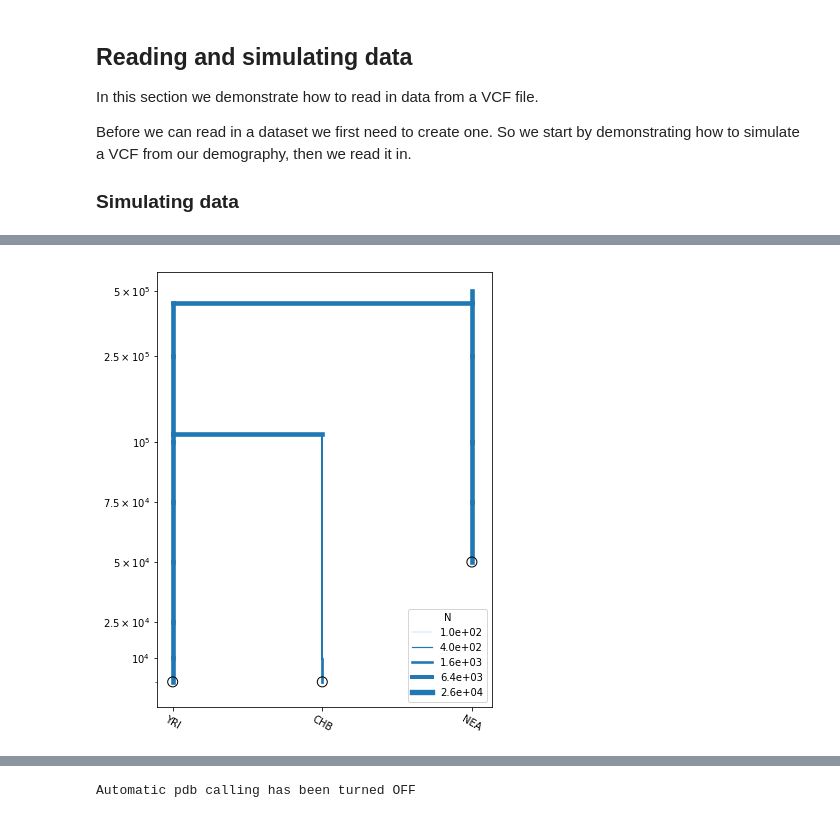
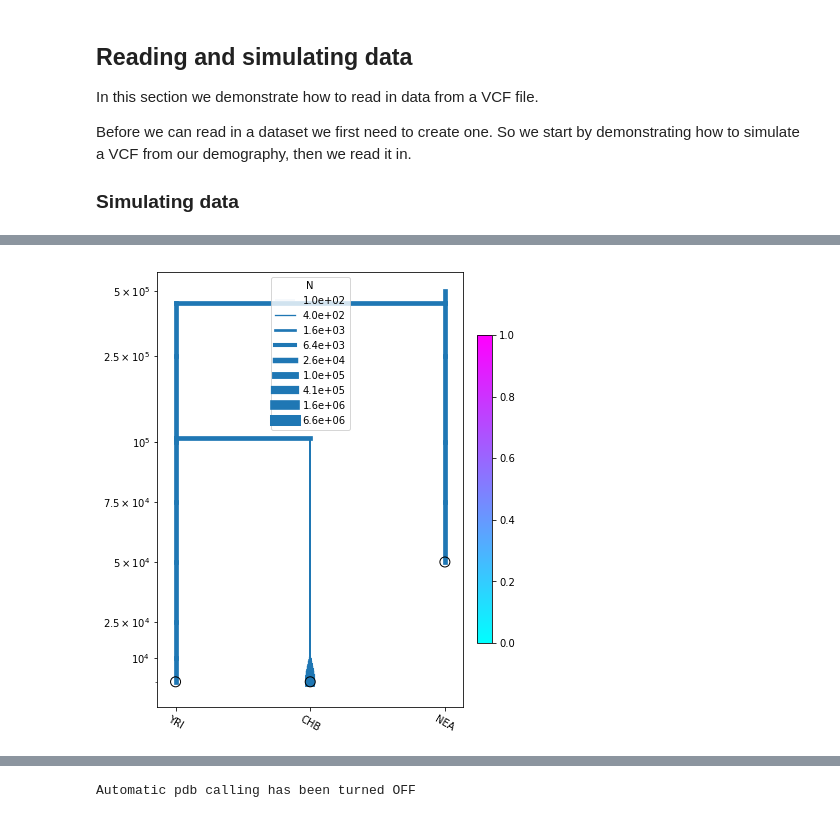
Before and after one commit to popgenmethods/momi2, a Jupyter notebook: examples/tutorial.ipynb, the cells around one changed output, grey strips where cells are left out. Drawn from its saved outputs; the diff is of its cells as text; code cells hidden in the pictures.

```diff
--- a/examples/tutorial.ipynb
+++ b/examples/tutorial.ipynb
@@ -232,8 +238,9 @@ model2.optimize()
 # %%
 # plot the model
-model2.draw(["YRI", "CHB", "NEA"], figsize=(6,8), linthreshy=1e5, yticks=[1e4, 2.5e4, 5e4, 7.5e4, 1e5, 2.5e5, 5e5])
+plt = momi.DemographyPlot(model2, ["YRI", "CHB", "NEA"], figsize=(6,8), linthreshy=1e5, major_yticks=[1e4, 2.5e4, 5e4, 7.5e4, 1e5, 2.5e5, 5e5])
+plt.draw()
 # %% [output]
-[figure, old version]
+[figure, new version]
 # %%
 # model diagnostics
 fstats = model2.fstats()
```
Also changed, not shown: parts of 13 cells of this notebook, 5 other files.
